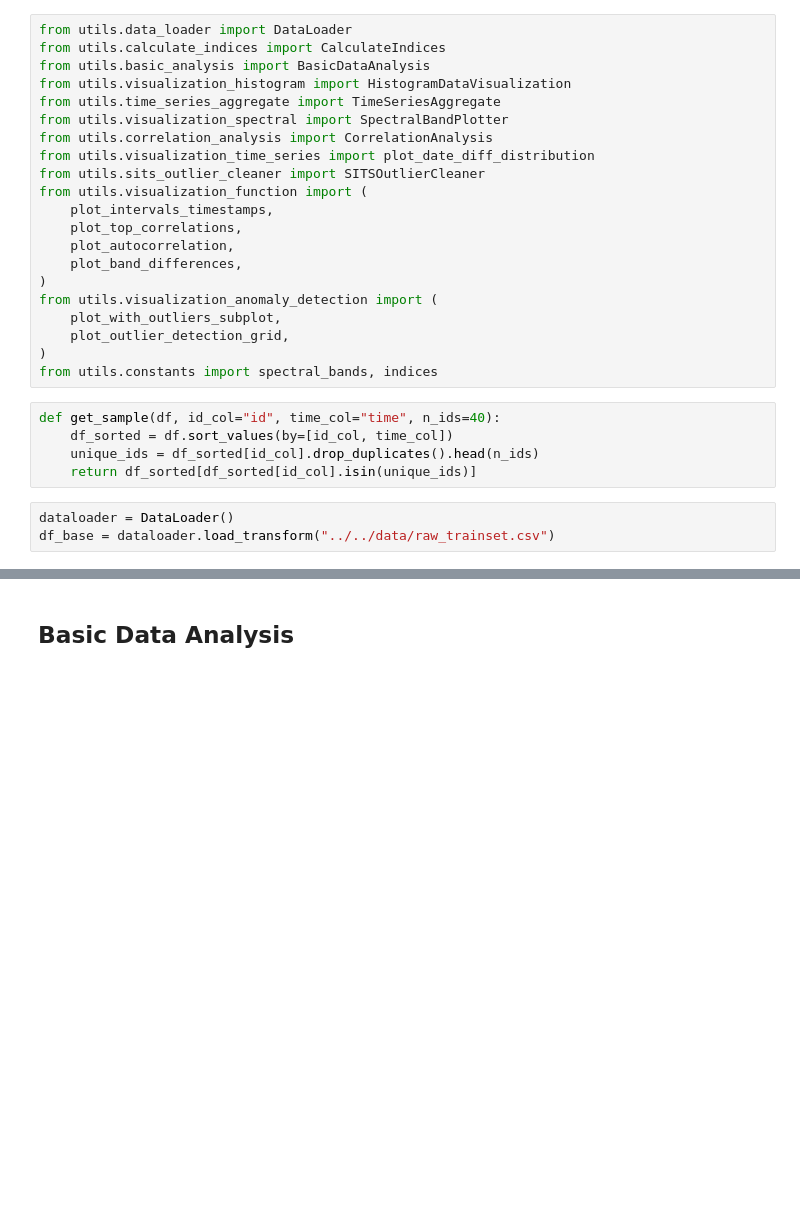
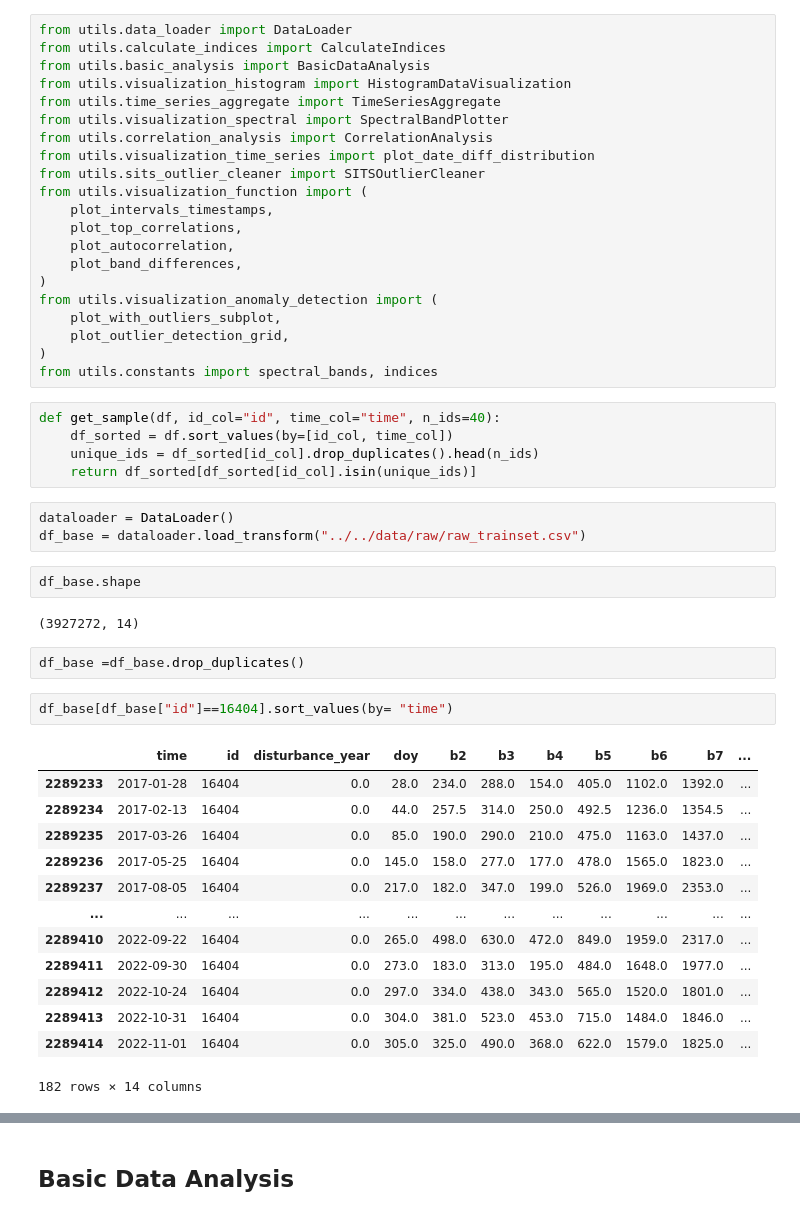
Before and after one commit to RafaelRiesle/tree_classification, a Jupyter notebook: notebooks/rafaelo/exploratory_data_analysis.ipynb, the cells around one changed output, grey strips where cells are left out. Cells and saved outputs as stored; diff of their text form; blank space fills up the shorter version.

Commit message:
refactor: Edit Dataloader

```diff
--- a/notebooks/rafaelo/exploratory_data_analysis.ipynb
+++ b/notebooks/rafaelo/exploratory_data_analysis.ipynb
@@ -38,4 +38,26 @@ def get_sample(df, id_col="id", time_col="time", n_ids=40):
     return df_sorted[df_sorted[id_col].isin(unique_ids)]
 # %%
 dataloader = DataLoader()
-df_base = dataloader.load_transform("../../data/raw_trainset.csv")
+df_base = dataloader.load_transform("../../data/raw/raw_trainset.csv")
+# %%
+df_base.shape
+# %% [output]
+(3927272, 14)
+# %%
+df_base =df_base.drop_duplicates()
+# %%
+df_base[df_base["id"]==16404].sort_values(by= "time")
+# %% [output]
+|  | time | id | disturbance_year | doy | b2 | b3 | b4 | b5 | b6 | b7 | ... |
+| 2289233 | 2017-01-28 | 16404 | 0.0 | 28.0 | 234.0 | 288.0 | 154.0 | 405.0 | 1102.0 | 1392.0 | ... |
+| 2289234 | 2017-02-13 | 16404 | 0.0 | 44.0 | 257.5 | 314.0 | 250.0 | 492.5 | 1236.0 | 1354.5 | ... |
+| 2289235 | 2017-03-26 | 16404 | 0.0 | 85.0 | 190.0 | 290.0 | 210.0 | 475.0 | 1163.0 | 1437.0 | ... |
+| 2289236 | 2017-05-25 | 16404 | 0.0 | 145.0 | 158.0 | 277.0 | 177.0 | 478.0 | 1565.0 | 1823.0 | ... |
+| 2289237 | 2017-08-05 | 16404 | 0.0 | 217.0 | 182.0 | 347.0 | 199.0 | 526.0 | 1969.0 | 2353.0 | ... |
+| ... | ... | ... | ... | ... | ... | ... | ... | ... | ... | ... | ... |
+| 2289410 | 2022-09-22 | 16404 | 0.0 | 265.0 | 498.0 | 630.0 | 472.0 | 849.0 | 1959.0 | 2317.0 | ... |
+| 2289411 | 2022-09-30 | 16404 | 0.0 | 273.0 | 183.0 | 313.0 | 195.0 | 484.0 | 1648.0 | 1977.0 | ... |
+| 2289412 | 2022-10-24 | 16404 | 0.0 | 297.0 | 334.0 | 438.0 | 343.0 | 565.0 | 1520.0 | 1801.0 | ... |
+| 2289413 | 2022-10-31 | 16404 | 0.0 | 304.0 | 381.0 | 523.0 | 453.0 | 715.0 | 1484.0 | 1846.0 | ... |
+| 2289414 | 2022-11-01 | 16404 | 0.0 | 305.0 | 325.0 | 490.0 | 368.0 | 622.0 | 1579.0 | 1825.0 | ... |
+182 rows × 14 columns
```
Also changed, not shown: parts of 8 cells of this notebook, 3 other files.
